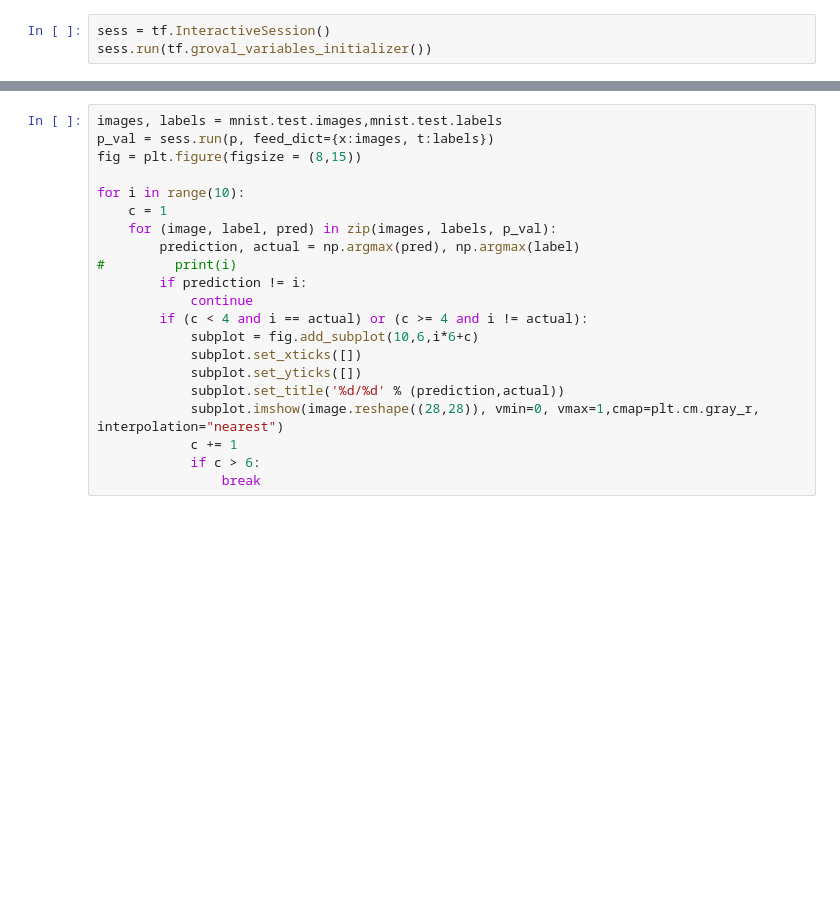
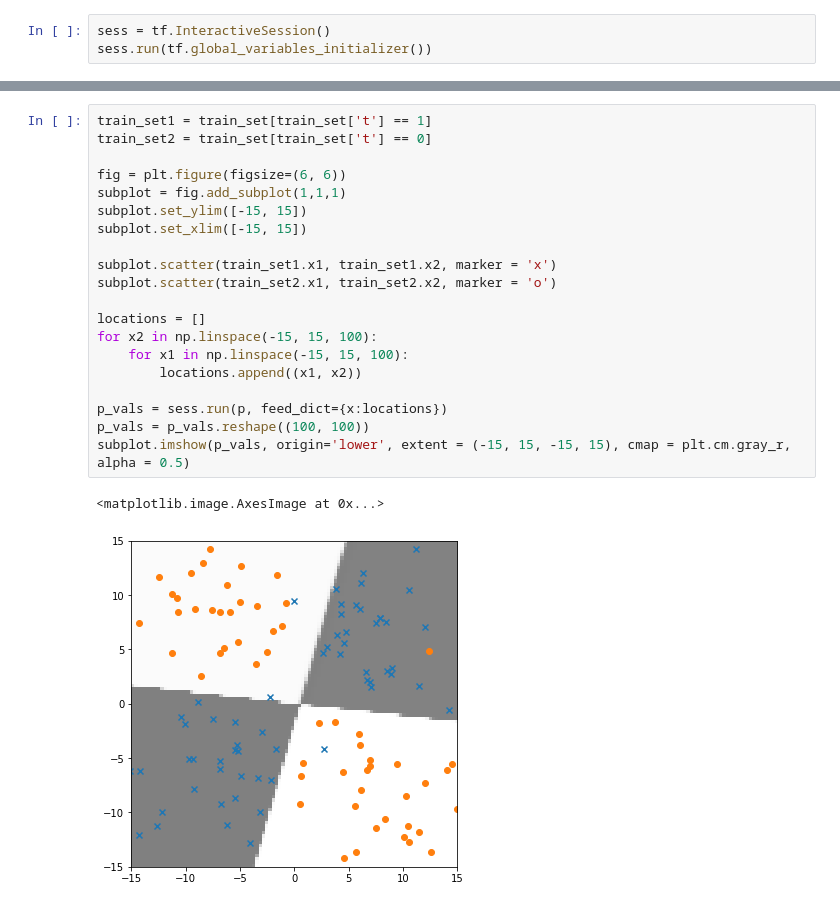
Before and after one commit to sanbongazin/my_mechanic_studies, a Jupyter notebook: 20180627_DupulicateCellNewralNetwork.ipynb, the cells around one changed output, grey strips where cells are left out. Cells and saved outputs as stored; diff of their text form; blank space fills up the shorter version.

```diff
--- a/20180627_DupulicateCellNewralNetwork.ipynb
+++ b/20180627_DupulicateCellNewralNetwork.ipynb
@@ -40,7 +56,7 @@ correct_prediction = tf.equal(tf.arg_max(p, 1), tf.arg_max(t, 1))
 accuracy = tf.reduce_mean(tf.cast(correct_prediction, tf.float32))
 # %%
 sess = tf.InteractiveSession()
-sess.run(tf.groval_variables_initializer())
+sess.run(tf.global_variables_initializer())
 # %%
 i=0
 for _ in range(2000):
@@ -53,21 +90,23 @@ for _ in range(2000):
-# %%
-images, labels = mnist.test.images,mnist.test.labels
-p_val = sess.run(p, feed_dict={x:images, t:labels})
-fig = plt.figure(figsize = (8,15))
-
-for i in range(10):
-    c = 1
-    for (image, label, pred) in zip(images, labels, p_val):
-        prediction, actual = np.argmax(pred), np.argmax(label)
-#         print(i)
-        if prediction != i:
-            continue
-        if (c < 4 and i == actual) or (c >= 4 and i != actual):
-            subplot = fig.add_subplot(10,6,i*6+c)
-            subplot.set_xticks([])
-            subplot.set_yticks([])
-            subplot.set_title('%d/%d' % (prediction,actual))
-            subplot.imshow(image.reshape((28,28)), vmin=0, vmax=1,cmap=plt.cm.gray_r, interpolation="nearest")
-            c += 1
-            if c > 6:
-                break
+# %%
+train_set1 = train_set[train_set['t'] == 1]
+train_set2 = train_set[train_set['t'] == 0]
+
+fig = plt.figure(figsize=(6, 6))
+subplot = fig.add_subplot(1,1,1)
+subplot.set_ylim([-15, 15])
+subplot.set_xlim([-15, 15])
+
+subplot.scatter(train_set1.x1, train_set1.x2, marker = 'x')
+subplot.scatter(train_set2.x1, train_set2.x2, marker = 'o')
+
+locations = []
+for x2 in np.linspace(-15, 15, 100):
+    for x1 in np.linspace(-15, 15, 100):
+        locations.append((x1, x2))
+
+p_vals = sess.run(p, feed_dict={x:locations})
+p_vals = p_vals.reshape((100, 100))
+subplot.imshow(p_vals, origin='lower', extent = (-15, 15, -15, 15), cmap = plt.cm.gray_r, alpha = 0.5)
+# %% [output]
+<matplotlib.image.AxesImage at 0x...>
+[figure, added]
```
Also changed, not shown: parts of 7 cells of this notebook, 22 other files.
